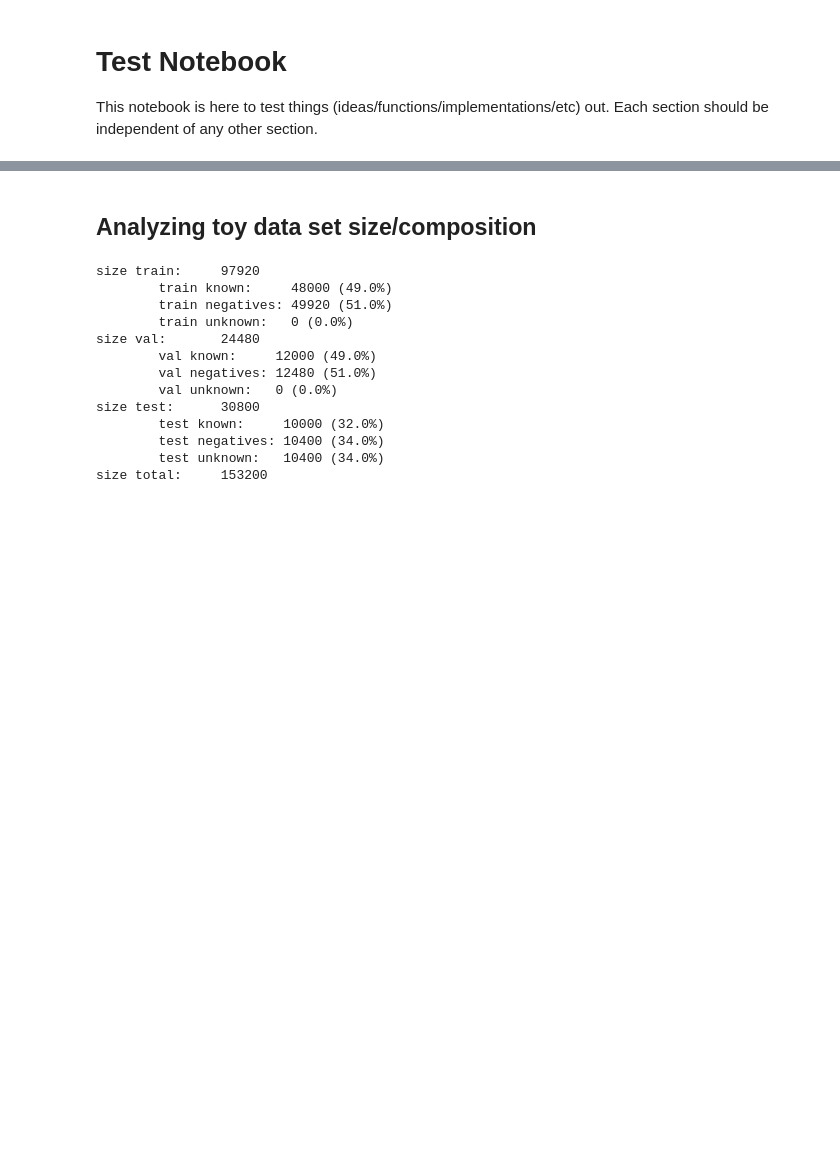
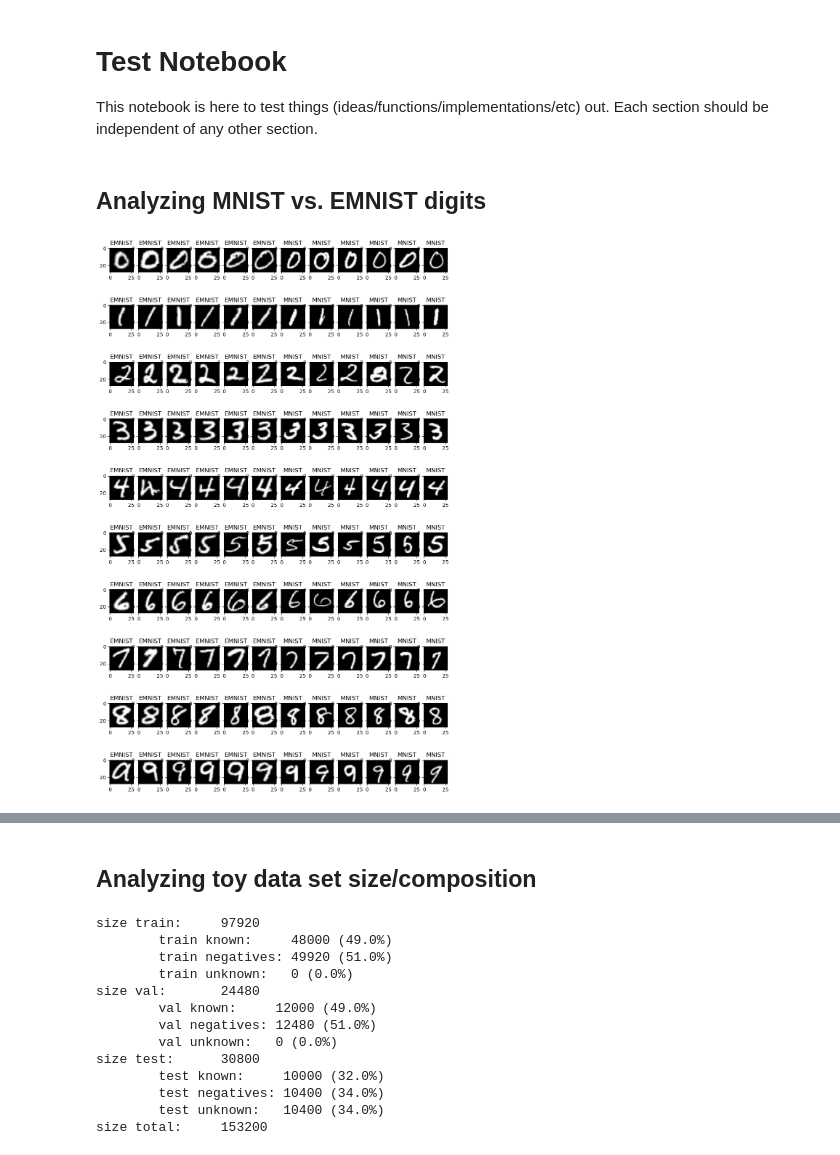
Before and after one commit to TwoDigitsOneNumber/openset-imagenet-comparison, a Jupyter notebook: test.ipynb, the cells around one changed output, grey strips where cells are left out. Cells and saved outputs as stored; diff of their text form; code cells hidden in the pictures; blank space fills up the shorter version.

Commit message:
add MNIST digits instead of EMNIST digits, add CI to angle plot

```diff
--- a/test.ipynb
+++ b/test.ipynb
@@ -1,3 +1,5 @@
 # %% [markdown]
 # Test Notebook
 This notebook is here to test things (ideas/functions/implementations/etc) out. Each section should be independent of any other section.
+# %% [markdown]
+## Analyzing MNIST vs. EMNIST digits
@@ -3,0 +9,35 @@ This notebook is here to test things (ideas/functions/implementations/etc) out.
+# %%
+# comparing MNIST digits vs EMNIST digits
+
+data_set = 'val'
+emnist_digits_emnist_letters = f'/local/scratch/bergh/OSCToyData/{data_set}/'
+mnist_digits_emnist_letters = f'/local/scratch/bergh/OSCToyData2/{data_set}/'
+
+digits = [i for i in range(10)]
+samples = [i for i in range(6)]
+D = len(digits)
+S = len(samples)
+fig, ax = plt.subplots(D,2*S, figsize=(2*S,2*D))
+
+for i,d in enumerate(digits):
+
+    for j,s in enumerate(samples):
+        im = plt.imread(emnist_digits_emnist_letters+f'{d}/{j}.png')
+        ax[i,j].imshow(im, cmap='gray')
+        ax[i,j].set_title('EMNIST')
+
+        im = plt.imread(mnist_digits_emnist_letters+f'{d}/{j}.png')
+        ax[i,S+j].imshow(im, cmap='gray')
+        ax[i,S+j].set_title('MNIST')
+
+    # im = plt.imread(data_path1+'10/0.png')
+    # ax[0,1].imshow(im, cmap='gray')
+    # ax[0,1].set_title('EMNIST letters')
+
+
+    # im = plt.imread(data_path2+'10/0.png')
+    # ax[1,1].imshow(im, cmap='gray')
+    # ax[1,1].set_title('EMNIST letters')
+fig.show()
+# %% [output]
+[figure, added]
```
Also changed, not shown: parts of 17 cells of this notebook, 15 other files.
